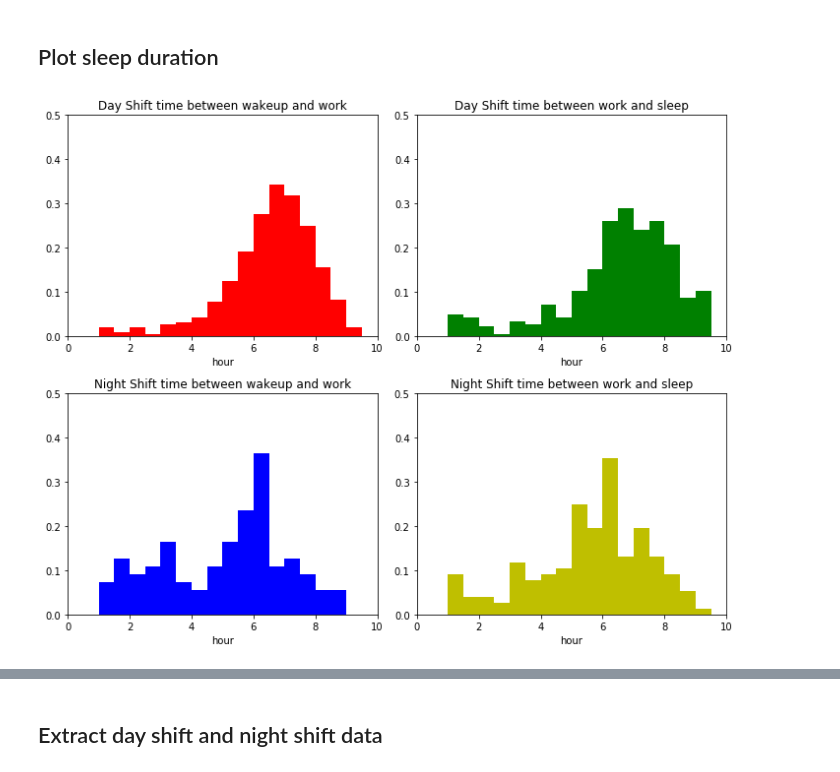
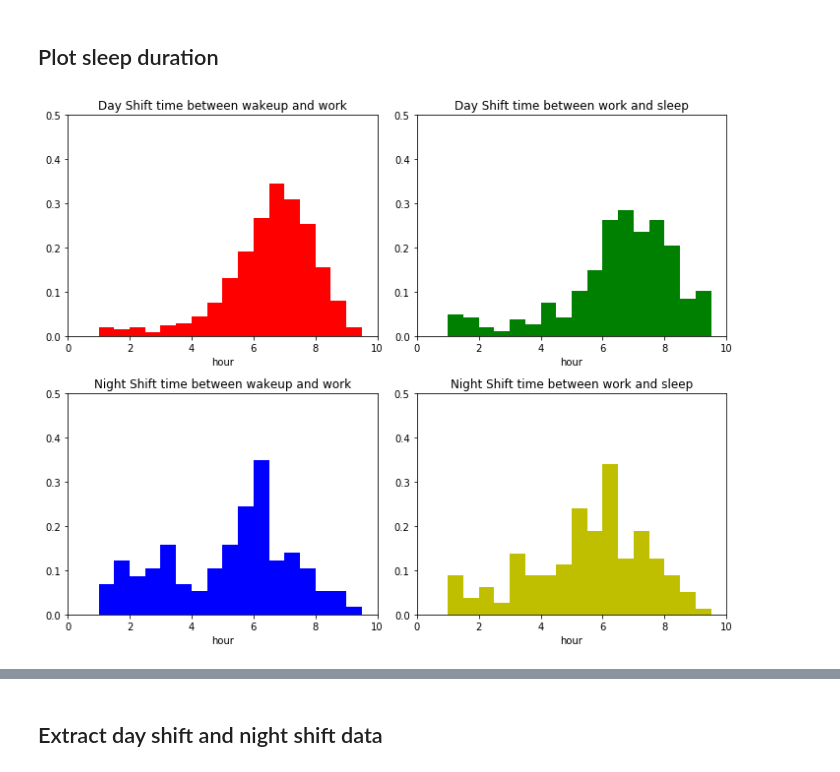
Before and after one commit to usc-sail/tiles-time-series, a Jupyter notebook: nurse_work_day_sleep_stat.ipynb, the cells around one changed output, grey strips where cells are left out. Saved outputs shown, nothing was run; the diff lists cells and outputs as text; code cells hidden in the pictures.

Commit message:
Add plot
Add plot

```diff
--- a/nurse_work_day_sleep_stat.ipynb
+++ b/nurse_work_day_sleep_stat.ipynb
@@ -19,9 +19,11 @@ IDs = getParticipantID(main_data_directory)
 sleep_after_work = pd.DataFrame()
 sleep_before_work = pd.DataFrame()
 
+sleep_off_work = pd.DataFrame()
+
 for user_id in IDs.index:
     participant_id = IDs.loc[user_id].values[0]
-    participant_timeline = pd.read_csv(os.path.join(individual_timeline_directory, participant_id + '.csv'), index_col=1)
+    participant_timeline = pd.read_csv(os.path.join(individual_timeline_directory, participant_id + '.csv'))
 
     for index, row in participant_timeline.iterrows():
         if row['type'] == 'sleep':
@@ -30,6 +32,9 @@ for user_id in IDs.index:
 
             if row['is_sleep_after_work'] == 1:
                 sleep_after_work = sleep_after_work.append(row)
+
+            if row['is_sleep_after_work'] != 1 and row['is_sleep_before_work'] != 1:
+                sleep_off_work = sleep_off_work.append(row)
 # %% [markdown]
 ## Plot sleep duration
 # %%
@@ -46,32 +51,31 @@ data.append(day_shift_sleep_duration_after_work)
 
 # Night shift
 night_shift_sleep_before_work = sleep_before_work.loc[sleep_before_work['shift_type'] == 0]
 night_shift_sleep_duration_before_work = np.array(night_shift_sleep_before_work['duration_in_seconds']) / 3600
 data.append(night_shift_sleep_duration_before_work)
 
 night_shift_sleep_after_work = sleep_after_work.loc[sleep_after_work['shift_type'] == 0]
 night_shift_sleep_duration_after_work = np.array(night_shift_sleep_after_work['duration_in_seconds']) / 3600
 data.append(night_shift_sleep_duration_after_work)
 
 # color
 color = ['r', 'g', 'b', 'y']
 
 # Title
 title = ['Day Shift time between wakeup and work', 'Day Shift time between work and sleep',
          'Night Shift time between wakeup and work', 'Night Shift time between work and sleep']
 
 fig, axes = plt.subplots(nrows=2, ncols=2, figsize=(10, 8))
-ax0, ax1, ax2, ax3 = axes.flatten()
 
 for i in range(len(axes.flatten())):
     axes[int(i / 2), int(i % 2)].set_xlim([0, 10])
     axes[int(i / 2), int(i % 2)].set_ylim([0, 0.5])
     axes[int(i / 2), int(i % 2)].set_xlabel('hour', fontsize=10)
 
     axes[int(i / 2), int(i % 2)].hist(list(data[i]), normed=True, bins=num_of_bins, color=color[i])
     axes[int(i / 2), int(i % 2)].set_title(title[i])
 
 fig.tight_layout()
 plt.show()
 # %% [output]
-[figure, old version]
+[figure, new version]
```
Also changed, not shown: parts of 3 cells of this notebook, 5 other files.
